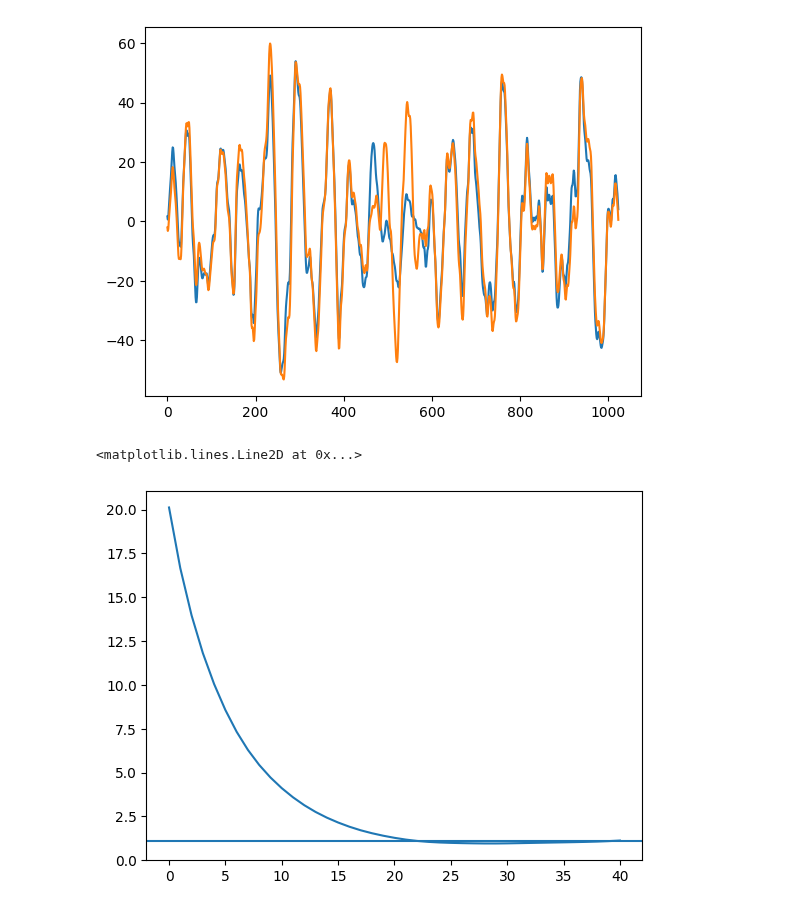
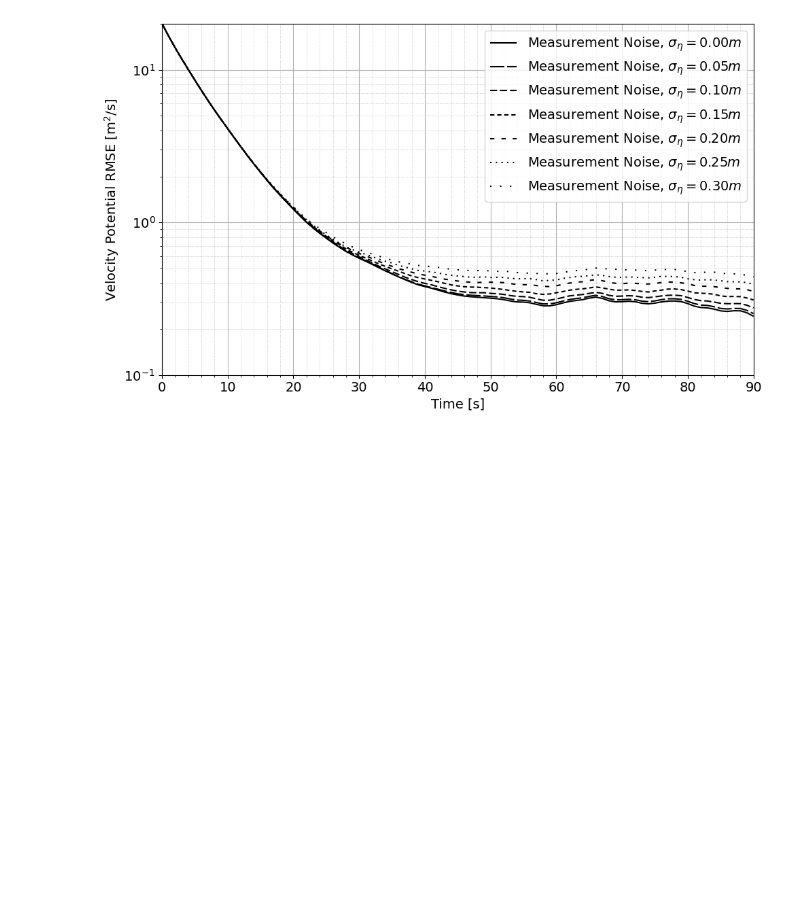
Before and after one commit to VegardBaa/HOSim, a Jupyter notebook: ML/2d_observer.ipynb, the cells around one changed output. Saved outputs shown, nothing was run; the diff lists cells and outputs as text; code cells hidden in the pictures; blank space fills up the shorter version.

Commit message:
Updated 2d Observer

```diff
--- a/ML/2d_observer.ipynb
+++ b/ML/2d_observer.ipynb
@@ -219,17 +210,38 @@ plt.show()
-# %%
-phi_mask = mask_2 & (~mask)
-
-phi_hat_saved = irfft2(y_saved[::2, 1])
-phi_hat_actual = irfft2(y[:phi_hat_saved.shape[0], 1])
-
-error = np.mean(np.abs(phi_hat_saved[:, phi_mask] - phi_hat_actual[:, phi_mask]), axis=-1)
-plt.plot(phi_hat_saved[10, modes, :])
-plt.plot(phi_hat_actual[10, modes, :])
-plt.show()
-
-plt.plot(error)
-plt.axhline(error[-1])
-# %% [output]
-[figure, removed]
-<matplotlib.lines.Line2D at 0x...>
-[figure, removed]
+# %%
+phi_mask = ~mask & mask_2
+
+linestyles = [
+    (0, ()),               # solid
+    (0, (10, 2)),          # long dashes
+    (0, (5, 2)),           # medium dashes
+    (0, (3, 2)),           # shorter dashes
+    (0, (3, 5)),           # spaced short dashes
+    (0, (1, 3)),           # dots
+    (0, (1, 6)),           # very spaced dots
+]
+
+fig, ax = plt.subplots(figsize=(10, 6))
+phi_hat_actual = irfft2(y[:91, 1])
+for idx in range(7):
+    data = np.load(f'y_observer_{idx}_sigma_{idx*0.05:.3f}.npy')
+    phi_hat_saved = irfft2(data[::2, 1])
+
+    error = np.mean(np.abs(phi_hat_saved[:, phi_mask] - phi_hat_actual[:, phi_mask]), axis=-1)
+    plt.semilogy(error, color="k", label=fr"Measurement Noise, $\sigma_{{\eta}}={0.05*idx:.2f}m$", linestyle=linestyles[idx])
+# plt.plot(np.mean(np.abs(phi_hat_saved[:, mask] - phi_hat_actual[:, mask]), axis=-1))
+# plt.axhline(error[-1])
+fontsize=14
+ax.legend(fontsize=fontsize, loc=1)
+ax.grid(True, which='major', linewidth=0.8)
+ax.minorticks_on()
+ax.grid(True, which='minor', linestyle=':', linewidth=0.5)
+ax.tick_params(labelsize=fontsize)
+plt.xlabel("Time [s]", fontsize=fontsize)
+plt.ylabel(fr"Velocity Potential RMSE [m$^2$/s]", fontsize=fontsize)
+plt.ylim(10**(-1), 2*10**(1))
+plt.xlim(0, 90)
+plt.tight_layout()
+plt.savefig("results/observer_error_time.pdf", dpi=300, bbox_inches='tight')
+plt.show()
+# %% [output]
+[figure, added]
```
Also changed, not shown: parts of 3 cells of this notebook, 1 other file.
